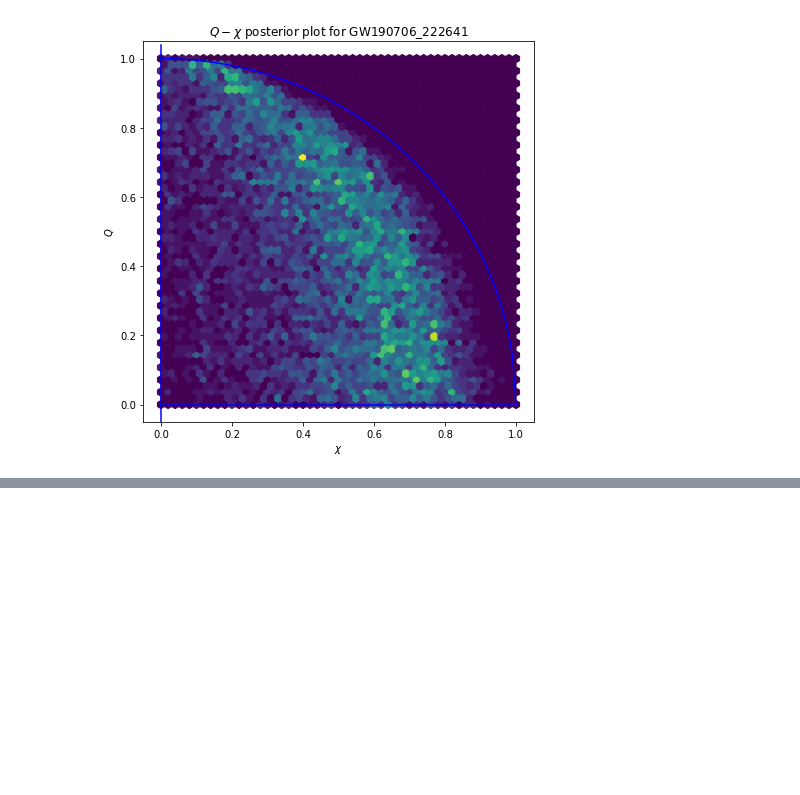
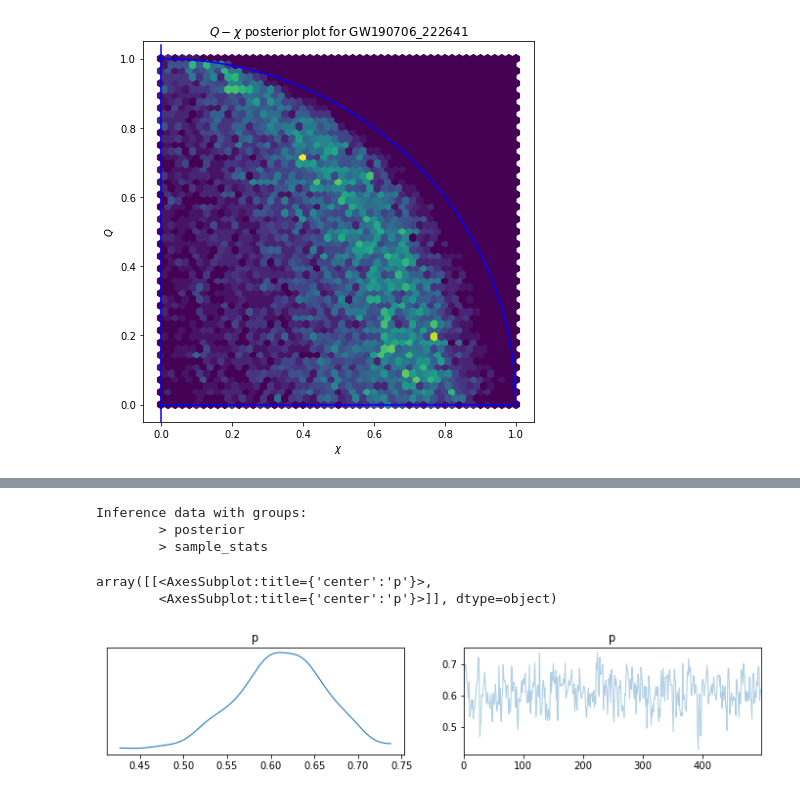
Before and after one commit to Potatoasad/charged-ringdown-analysis-tools, a Jupyter notebook: testing/Graphing.ipynb, the cells around one changed output, grey strips where cells are left out. Saved outputs shown, nothing was run; the diff lists cells and outputs as text; code cells hidden in the pictures; blank space fills up the shorter version.

```diff
--- a/testing/Graphing.ipynb
+++ b/testing/Graphing.ipynb
@@ -84,0 +106,12 @@ plt.show()
+# %%
+arviz.from_pystan(fit)
+# %% [output]
+Inference data with groups:
+        > posterior
+        > sample_stats
+# %%
+arviz.plot_trace(fit)
+# %% [output]
+array([[<AxesSubplot:title={'center':'p'}>,
+        <AxesSubplot:title={'center':'p'}>]], dtype=object)
+[figure, added]
```
Also changed, not shown: parts of 6 cells of this notebook, 4 other files.
